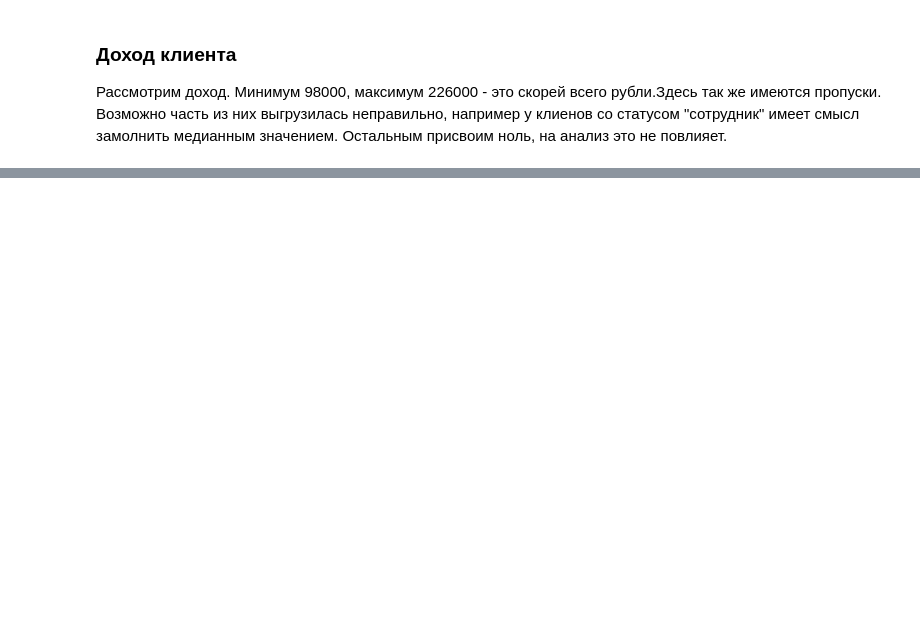
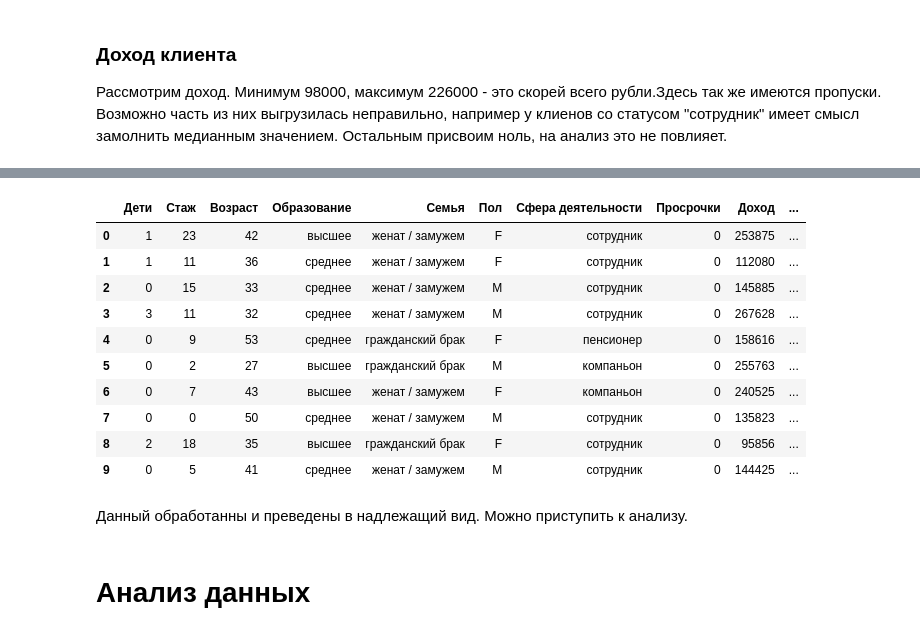
Before and after one commit to FrolovskiyKirill/Data-Science-Projects, a Jupyter notebook: Project_One.ipynb, the cells around one changed output, grey strips where cells are left out. Drawn from its saved outputs; the diff is of its cells as text; code cells hidden in the pictures; blank space fills up the shorter version.

```diff
--- a/Project_One.ipynb
+++ b/Project_One.ipynb
@@ -242,0 +278,16 @@ df.describe()
+# %%
+credit_purpose_keys= []
+credit_purpose_list = list(df.purpose.unique())
+for value in range(len(credit_purpose_list)):
+    if 'образован' in credit_purpose_list[value]:
+        credit_purpose_keys.append('Образование')
+    elif 'авто' in credit_purpose_list[value]:
+        credit_purpose_keys.append('Автомобиль')
+    elif 'свадь' in credit_purpose_list[value]:
+        credit_purpose_keys.append('Свадьба')
+    elif 'ремон' in credit_purpose_list[value]:
+        credit_purpose_keys.append('Ремонт')
+    else:
+        credit_purpose_keys.append('Недвижимость')
+
+display(credit_purpose_keys)
@@ -242,0 +312,5 @@ df.describe()
+# %%
+credit_purpose_dict = dict(zip(credit_purpose_list, credit_purpose_keys))
+df['purpose'] = df['purpose'].map(credit_purpose_dict)
+
+df.head(10)
@@ -242,0 +332,5 @@ df.describe()
+# %%
+df.drop(columns = ['education_id', 'family_status_id'], axis = 1, inplace=True)
+
+display(df.info())
+df.head(10)
@@ -242,0 +367,34 @@ df.describe()
+# %%
+df.rename(
+    columns = {
+    'children' : 'Дети',
+    'years_employed' : 'Стаж',
+    'dob_years' : 'Возраст',
+    'education' : 'Образование',
+    'family_status' : 'Семья',
+    'gender' : 'Пол',
+    'income_type' : 'Сфера деятельности',
+    'debt' : 'Просрочки',
+    'total_income' : 'Доход',
+    'purpose' : 'Цель кредита'
+    },
+    inplace = True
+    )
+
+df.head(10)
+# %% [output]
+|  | Дети | Стаж | Возраст | Образование | Семья | Пол | Сфера деятельности | Просрочки | Доход | ... |
+| 0 | 1 | 23 | 42 | высшее | женат / замужем | F | сотрудник | 0 | 253875 | ... |
+| 1 | 1 | 11 | 36 | среднее | женат / замужем | F | сотрудник | 0 | 112080 | ... |
+| 2 | 0 | 15 | 33 | среднее | женат / замужем | M | сотрудник | 0 | 145885 | ... |
+| 3 | 3 | 11 | 32 | среднее | женат / замужем | M | сотрудник | 0 | 267628 | ... |
+| 4 | 0 | 9 | 53 | среднее | гражданский брак | F | пенсионер | 0 | 158616 | ... |
+| 5 | 0 | 2 | 27 | высшее | гражданский брак | M | компаньон | 0 | 255763 | ... |
+| 6 | 0 | 7 | 43 | высшее | женат / замужем | F | компаньон | 0 | 240525 | ... |
+| 7 | 0 | 0 | 50 | среднее | женат / замужем | M | сотрудник | 0 | 135823 | ... |
+| 8 | 2 | 18 | 35 | высшее | гражданский брак | F | сотрудник | 0 | 95856 | ... |
+| 9 | 0 | 5 | 41 | среднее | женат / замужем | M | сотрудник | 0 | 144425 | ... |
+# %% [markdown]
+Данный обработанны и преведены в надлежащий вид. Можно приступить к анализу.
+# %% [markdown]
+# Анализ данных
```
Also changed, not shown: parts of 31 cells of this notebook.
